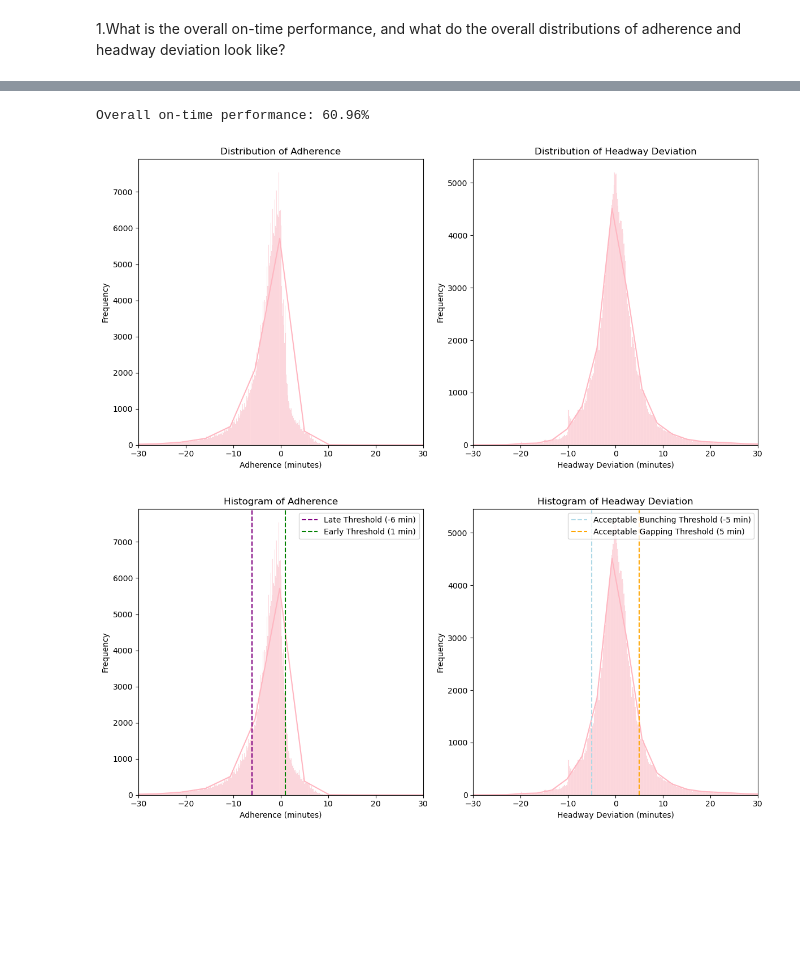
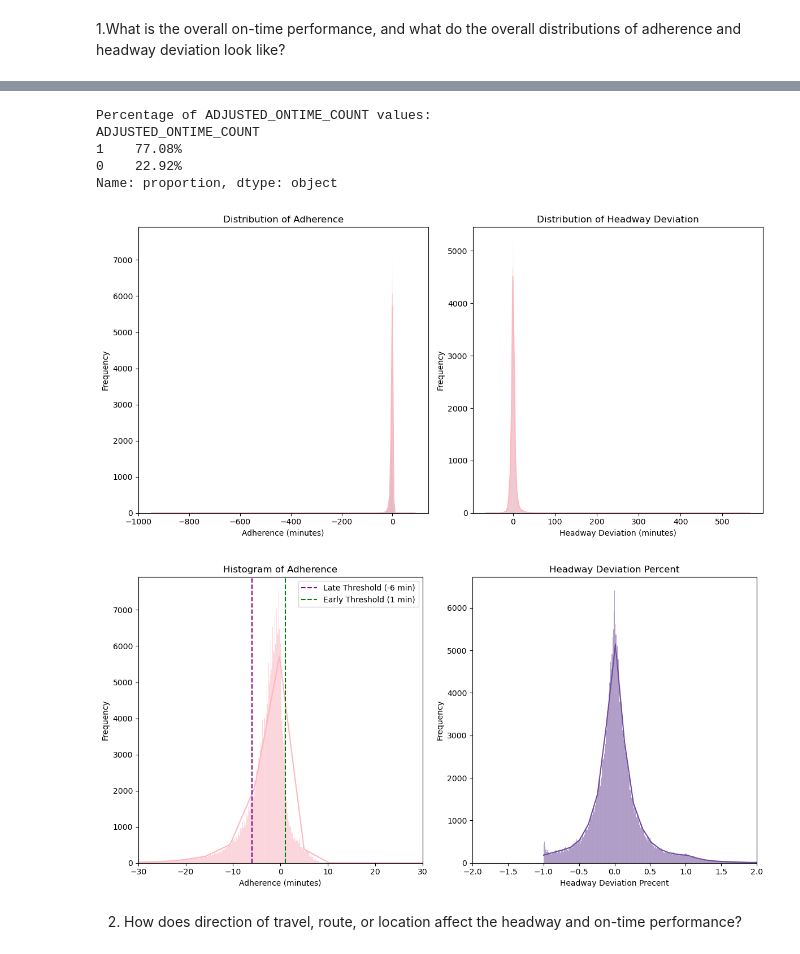
Before and after one commit to NSS-Data-Analytics-Cohort-11/wego-the-great-khans, a Jupyter notebook: notebooks/We-go_great_khans.ipynb, the cells around one changed output, grey strips where cells are left out. Saved outputs shown, nothing was run; the diff lists cells and outputs as text; code cells hidden in the pictures; blank space fills up the shorter version.

```diff
--- a/notebooks/We-go_great_khans.ipynb
+++ b/notebooks/We-go_great_khans.ipynb
@@ -35,26 +20,19 @@ Overall on-time performance: 60.96%
-# %%
-# Filter relevant columns
-relevant_columns = ['ROUTE_ABBR', 'SCHEDULED_TIME', 'ACTUAL_ARRIVAL_TIME', 'ADHERENCE', 'HDWY_DEV', 'TRIP_EDGE']
-filtered_data = wego.loc[:, relevant_columns]
-
-# Calculate on-time performance
-on_time_threshold = 5  # Threshold for on-time arrivals in minutes
-filtered_data['SCHEDULED_TIME'] = pd.to_datetime(filtered_data['SCHEDULED_TIME'])
-filtered_data['ACTUAL_ARRIVAL_TIME'] = pd.to_datetime(filtered_data['ACTUAL_ARRIVAL_TIME'])
-filtered_data['ARRIVAL_DELAY'] = (filtered_data['ACTUAL_ARRIVAL_TIME'] - filtered_data['SCHEDULED_TIME']).dt.total_seconds() / 60
-on_time_percentage = (len(on_time_trips) / len(filtered_data)) * 100
-# Define function
-def categorize_arrival(row):
-    if row['ARRIVAL_DELAY'] <= -6:  # Late if arrival delay is less than or equal to -6 minutes
-        return 'Late'
-    elif row['ARRIVAL_DELAY'] >= 1:  # Early if arrival delay is greater than or equal to 1 minute
-        if row['TRIP_EDGE'] == 2:  # Check if it's the end of trip
-            return 'On Time'
-        else:
-            return 'Early'
-    else:
-        return 'On Time'
-
-print("Overall on-time performance: {:.2f}%".format(on_time_percentage))
-# %% [output]
-Overall on-time performance: 60.96%
+# %%
+#Filtering columns
+relevant_columns = ['ROUTE_ABBR', 'SCHEDULED_TIME', 'ACTUAL_ARRIVAL_TIME', 'ADHERENCE', 'HDWY_DEV','SCHEDULED_HDWY']
+filtered_data = wego.loc[:, relevant_columns]
+# %%
+ontime_percentage = (wego['ADJUSTED_ONTIME_COUNT'].value_counts(normalize=True) * 100).round(2)
+
+# '%' added
+ontime_percentage_formatted = ontime_percentage.map("{:.2f}%".format)
+
+# Results
+print("Percentage of ADJUSTED_ONTIME_COUNT values:")
+print(ontime_percentage_formatted)
+# %% [output]
+Percentage of ADJUSTED_ONTIME_COUNT values:
+ADJUSTED_ONTIME_COUNT
+1    77.08%
+0    22.92%
+Name: proportion, dtype: object
@@ -61,32 +51,32 @@ Overall on-time performance: 60.96%
 # %%
 #Plots
 plt.figure(figsize=(12, 6))
 
 # Distribution of adherence
 plt.subplot(1, 2, 1)
 sns.histplot(filtered_data['ADHERENCE'], kde=True, color='lightpink')
 plt.title('Distribution of Adherence')
 plt.xlabel('Adherence (minutes)')
 plt.ylabel('Frequency')
-plt.xlim(left=-30, right=30)
+
 
 # Distribution of headway deviation
 plt.subplot(1, 2, 2)
 sns.histplot(filtered_data['HDWY_DEV'], kde=True, color='lightpink')
 plt.title('Distribution of Headway Deviation')
 plt.xlabel('Headway Deviation (minutes)')
 plt.ylabel('Frequency')
-plt.xlim(left=-30, right=30)
+
 
 plt.tight_layout()
 plt.show()
 # %% [output]
-[figure, old version]
+[figure, new version]
 # %%
 #Histograms with pretty lines
 plt.figure(figsize=(12, 6))
 
-#'ADHERENCE' variable
+#'ADHERENCE'
 plt.subplot(1, 2, 1)
 sns.histplot(filtered_data['ADHERENCE'], kde=True, color='lightpink')
 plt.title('Histogram of Adherence')
@@ -97,18 +87,19 @@ plt.axvline(x=1, color='green', linestyle='--', label='Early Threshold (1 min)')
 plt.xlim(left=-30, right=30)
 plt.legend()
 
-#'HDWY_DEV' variable
+#'HDWY_DEV'
+filtered_data['HDWY_DEV_PCT_C'] = filtered_data['HDWY_DEV'] / filtered_data['SCHEDULED_HDWY']
 plt.subplot(1, 2, 2)
-sns.histplot(filtered_data['HDWY_DEV'], kde=True, color='lightpink')
-plt.title('Histogram of Headway Deviation')
-plt.xlabel('Headway Deviation (minutes)')
+sns.histplot(filtered_data['HDWY_DEV_PCT_C'], kde=True, color='#6F4B9E')
+plt.title('Headway Deviation Percent')
+plt.xlabel('Headway Deviation Precent')
 plt.ylabel('Frequency')
-plt.axvline(x=-5, color='lightblue', linestyle='--', label='Acceptable Bunching Threshold (-5 min)')  # Adding a line indicating acceptable bunching threshold
-plt.axvline(x=5, color='orange', linestyle='--', label='Acceptable Gapping Threshold (5 min)')  # Add a line indicating acceptable gapping threshold
-plt.xlim(left=-30, right=30)
-plt.legend()
+plt.xlim(left=-2, right=2)
+
 
 plt.tight_layout()
 plt.show()
 # %% [output]
-[figure, old version]
+[figure, new version]
+# %% [markdown]
+2. How does direction of travel, route, or location affect the headway and on-time performance?
```
Also changed, not shown: parts of 10 cells of this notebook.
